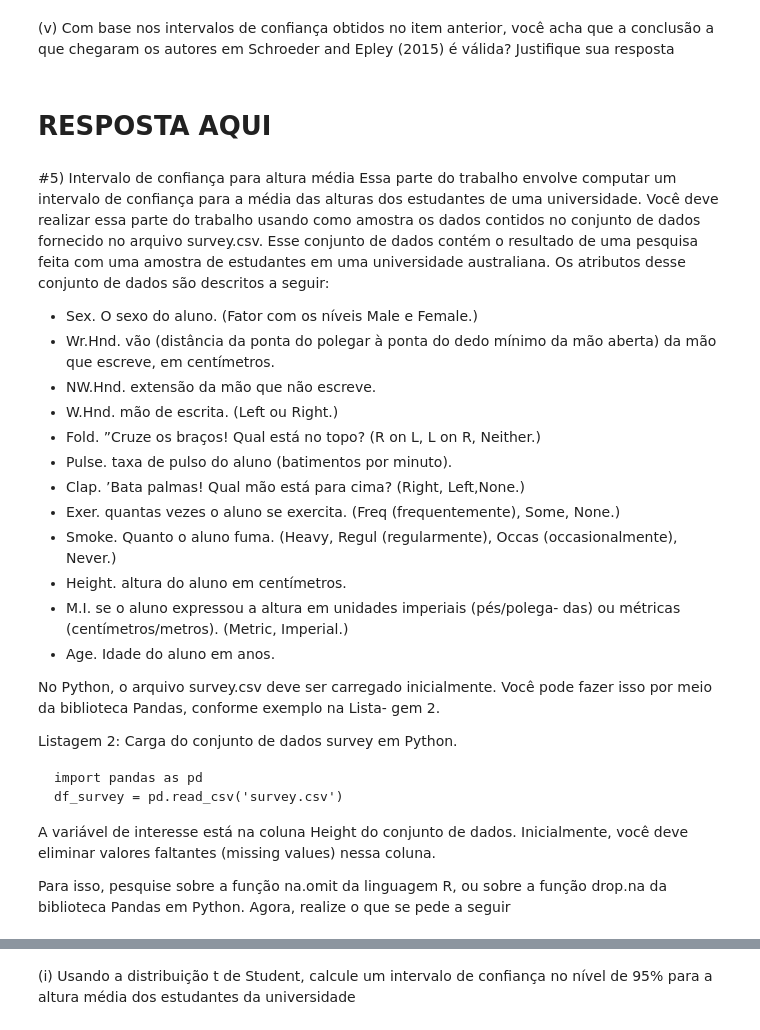
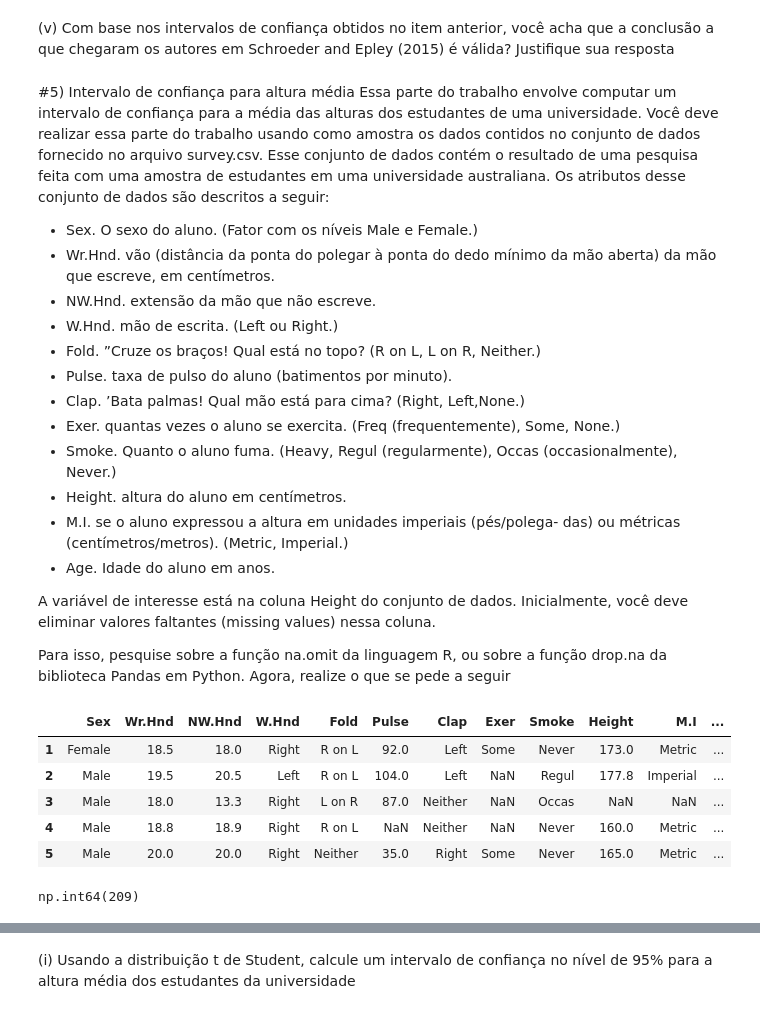
Before and after one commit to stepsbtw/Statistical-Inference, a Jupyter notebook: GCC1625_T1_CAIO_PASSOS_TORKST_FERREIRA.ipynb, the cells around one changed output, grey strips where cells are left out. Cells and saved outputs as stored; diff of their text form; code cells hidden in the pictures.

````diff
--- a/GCC1625_T1_CAIO_PASSOS_TORKST_FERREIRA.ipynb
+++ b/GCC1625_T1_CAIO_PASSOS_TORKST_FERREIRA.ipynb
@@ -524,5 +526,3 @@ Nos dois casos, use o nível de confiança de 99%.
 (v) Com base nos intervalos de confiança obtidos no item anterior, você
 acha que a conclusão a que chegaram os autores em Schroeder and
 Epley (2015) é válida? Justifique sua resposta
-# %% [markdown]
-# RESPOSTA AQUI
@@ -551,18 +553,25 @@ None.)
 das) ou métricas (centímetros/metros). (Metric, Imperial.)
 - Age. Idade do aluno em anos.
 
-No Python, o arquivo survey.csv deve ser carregado inicialmente. Você
-pode fazer isso por meio da biblioteca Pandas, conforme exemplo na Lista-
-gem 2.
-
-Listagem 2: Carga do conjunto de dados survey em Python.
-```
-import pandas as pd
-df_survey = pd.read_csv('survey.csv')
-```
-
 A variável de interesse está na coluna Height do conjunto de dados. Inicialmente, você deve eliminar valores faltantes (missing values) nessa coluna.
 
 Para isso, pesquise sobre a função na.omit da linguagem R, ou sobre a
 função drop.na da biblioteca Pandas em Python.
 Agora, realize o que se pede a seguir
+# %%
+import pandas as pd
+df = pd.read_csv("https://raw.githubusercontent.com/AILAB-CEFET-RJ/gcc1625/refs/heads/main/data/survey.csv", index_col=0)
+df.head()
+# %% [output]
+|  | Sex | Wr.Hnd | NW.Hnd | W.Hnd | Fold | Pulse | Clap | Exer | Smoke | Height | M.I | ... |
+| 1 | Female | 18.5 | 18.0 | Right | R on L | 92.0 | Left | Some | Never | 173.0 | Metric | ... |
+| 2 | Male | 19.5 | 20.5 | Left | R on L | 104.0 | Left | NaN | Regul | 177.8 | Imperial | ... |
+| 3 | Male | 18.0 | 13.3 | Right | L on R | 87.0 | Neither | NaN | Occas | NaN | NaN | ... |
+| 4 | Male | 18.8 | 18.9 | Right | R on L | NaN | Neither | NaN | Never | 160.0 | Metric | ... |
+| 5 | Male | 20.0 | 20.0 | Right | Neither | 35.0 | Right | Some | Never | 165.0 | Metric | ... |
+# %%
+# a variavel de interesse é o Height
+df_height = df["Height"]
+df_height.count() # checando valores nulos
+# %% [output]
+np.int64(209)
````
Also changed, not shown: parts of 12 cells of this notebook.
